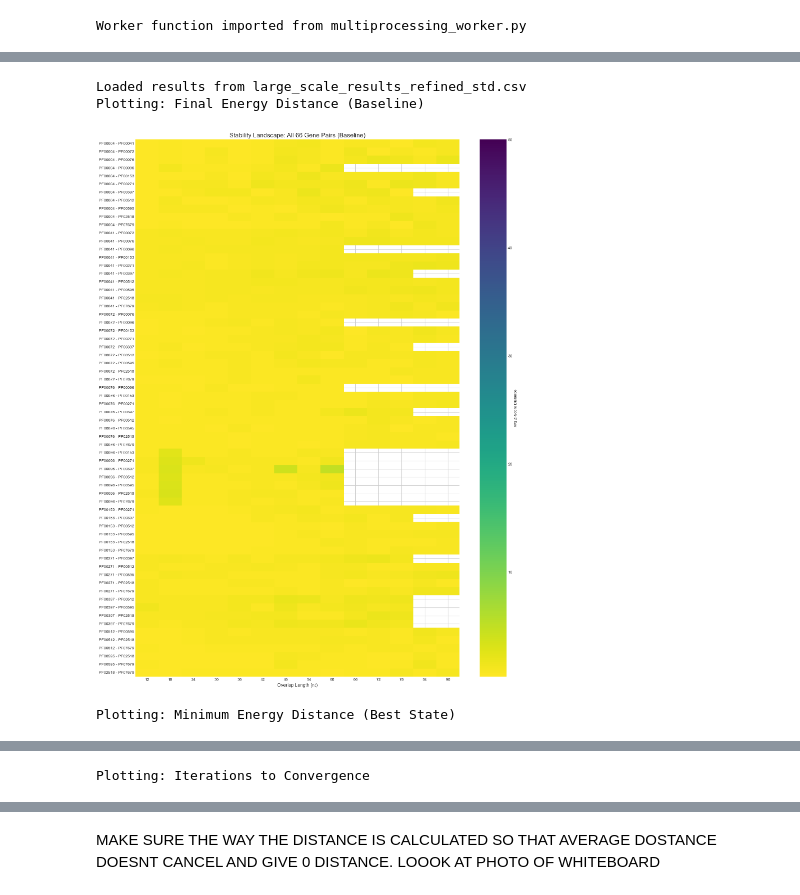
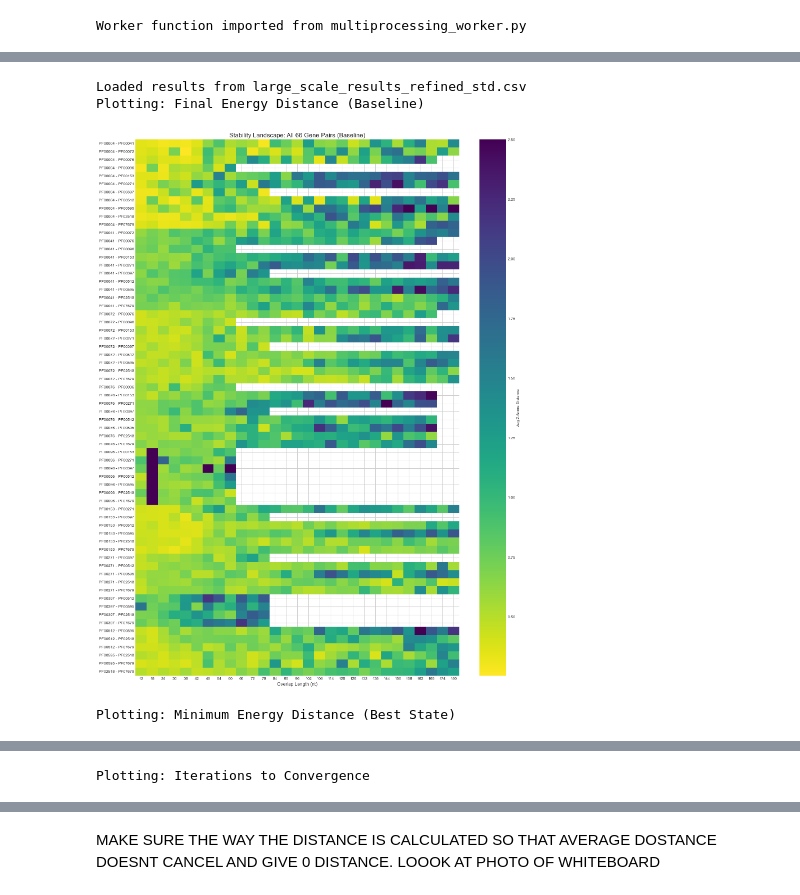
Before and after one commit to orsonk22/OverlappingGenes, a Jupyter notebook: Large Scale/large_scale_MAIN_multiprocessing.ipynb, the cells around one changed output, grey strips where cells are left out. Cells and saved outputs as stored; diff of their text form; code cells hidden in the pictures.

```diff
--- a/Large Scale/large_scale_MAIN_multiprocessing.ipynb
+++ b/Large Scale/large_scale_MAIN_multiprocessing.ipynb
@@ -130,7 +130,7 @@ def generate_overlaps(start=12, stop=90, reading_frames=[0, 1, 2]):
 # Example configurations (uncomment the one you want):
 
 # All reading frames, 12-90nt:
-OVERLAPS = range(12,96,6)
+OVERLAPS = range(12,186,6)
 print(OVERLAPS)
 # Only in-frame overlaps (frame 0):
 # OVERLAPS = generate_overlaps(start=12, stop=90, reading_frames=[0])
@@ -465,34 +465,34 @@ if os.path.exists(results_file):
             cbar_label = f'Avg {DIST_LABEL}' if Z_SCORE else f'Avg {metric}'
         else:
             cbar_label = f'Avg {metric}'
 
         plt.figure(figsize=(16, 20))
         sns.heatmap(pivot,
                     cmap="viridis_r",
                     vmax=vmax,
                     cbar_kws={'label': cbar_label})
 
         plt.title(f'Stability Landscape: All {len(pivot)} Gene Pairs ({title_prefix})', fontsize=16)
         plt.xlabel('Overlap Length (nt)', fontsize=12)
         plt.ylabel('') # Hide Y label as Pair names are enough
         plt.tight_layout()
         plt.show()
 
     # 3. Generate Plots
     print("Plotting: Final Energy Distance (Baseline)")
-    plot_heatmap_refined(results_df, metric='Dist_1', title_prefix="Baseline", vmax=50)
+    plot_heatmap_refined(results_df, metric='Dist_1', title_prefix="Baseline", vmax=2.5)
 
     print("Plotting: Minimum Energy Distance (Best State)")
-    plot_heatmap_refined(results_df, metric='Min_Dist_1', title_prefix="Best State", vmax=50)
+    plot_heatmap_refined(results_df, metric='Min_Dist_1', title_prefix="Best State", vmax=2.5)
 
     # Use a large vmax for iterations (e.g., 250,000) or let it auto-scale
     print("Plotting: Iterations to Convergence")
     plot_heatmap_refined(results_df, metric='Iter_Converged_1', title_prefix="Convergence Speed", vmax=250000)
 
 else:
     print(f"Error: Could not find results file '{results_file}'. Please check the filename.")
 # %% [output]
 Loaded results from large_scale_results_refined_std.csv
 Plotting: Final Energy Distance (Baseline)
-[figure, old version]
+[figure, new version]
 Plotting: Minimum Energy Distance (Best State)
```
Also changed, not shown: parts of 5 cells of this notebook, 23 other files.
